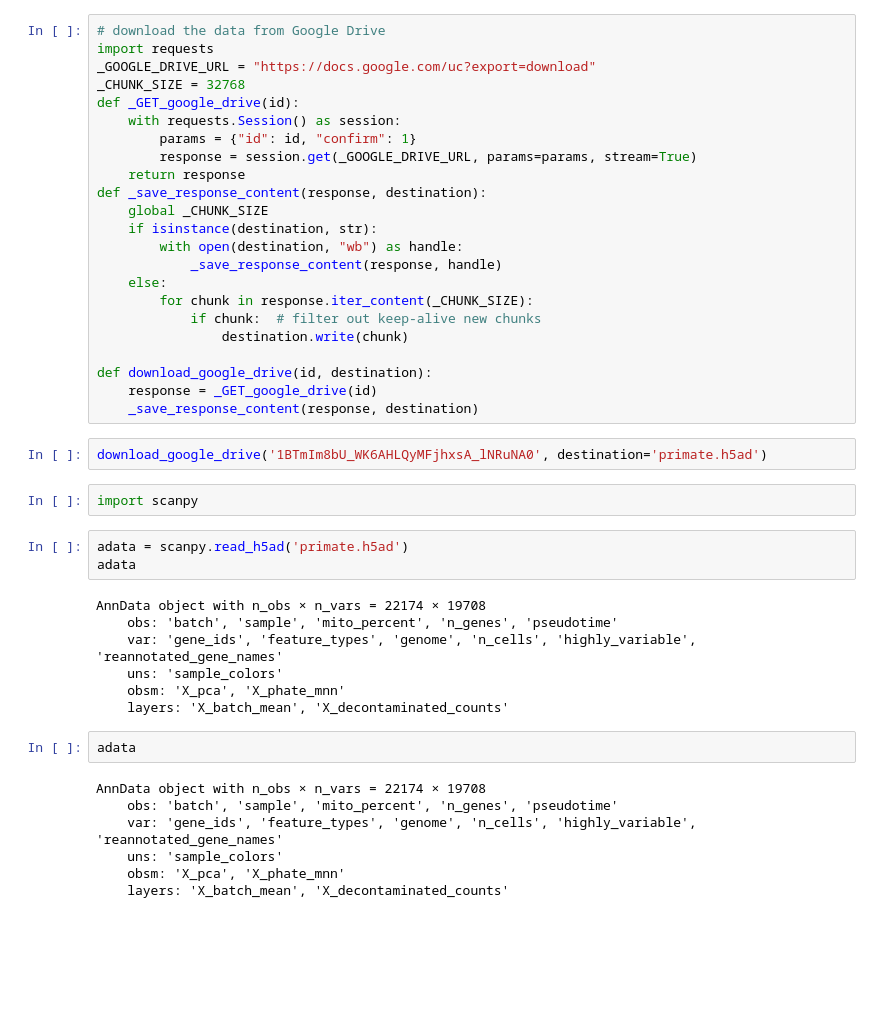
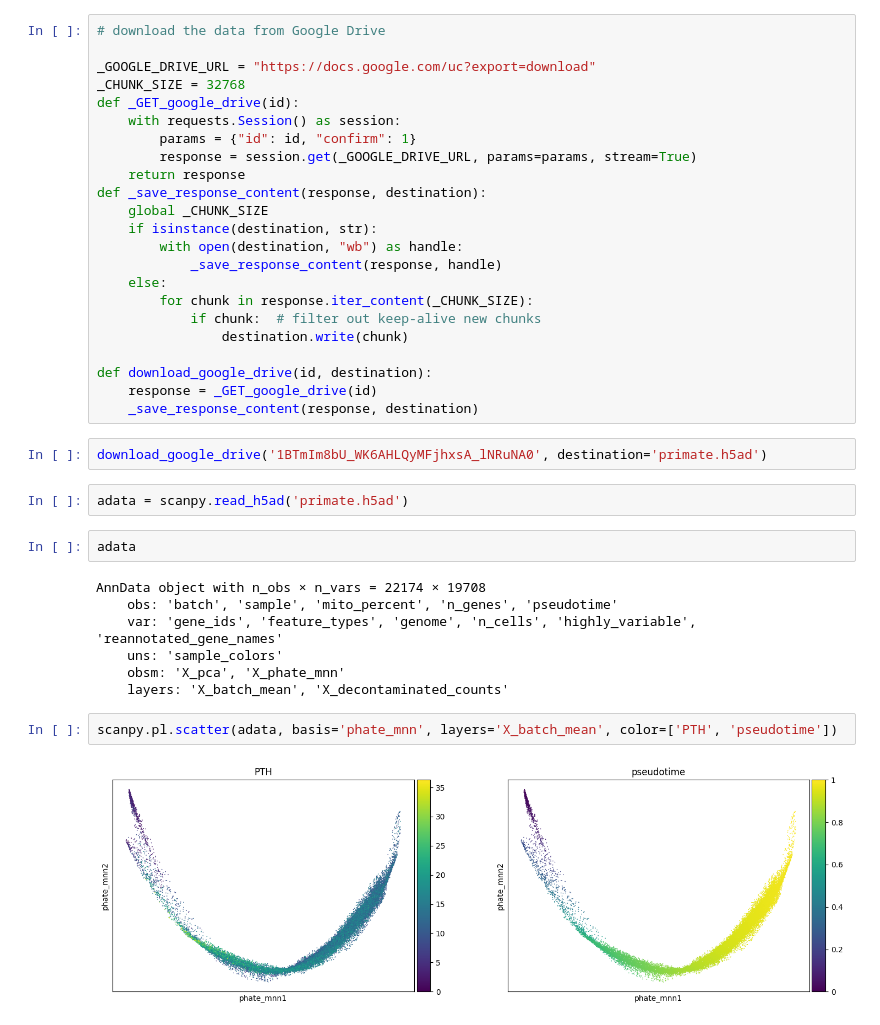
Before and after one commit to KrishnaswamyLab/single-cell-parathyroid-atlas, a Jupyter notebook: example_explore_data.ipynb, the cells around one changed output. Saved outputs shown, nothing was run; the diff lists cells and outputs as text; blank space fills up the shorter version.

```diff
--- a/example_explore_data.ipynb
+++ b/example_explore_data.ipynb
@@ -1,6 +4,6 @@
 # %%
 # download the data from Google Drive
-import requests
+
 _GOOGLE_DRIVE_URL = "https://docs.google.com/uc?export=download"
 _CHUNK_SIZE = 32768
 def _GET_google_drive(id):
@@ -23,10 +26,9 @@ def download_google_drive(id, destination):
     _save_response_content(response, destination)
 # %%
 download_google_drive('1BTmIm8bU_WK6AHLQyMFjhxsA_lNRuNA0', destination='primate.h5ad')
-# %%
-import scanpy
+# %%
+adata = scanpy.read_h5ad('primate.h5ad')
 # %%
-adata = scanpy.read_h5ad('primate.h5ad')
 adata
 # %% [output]
 AnnData object with n_obs × n_vars = 22174 × 19708
@@ -36,11 +38,6 @@ AnnData object with n_obs × n_vars = 22174 × 19708
     obsm: 'X_pca', 'X_phate_mnn'
     layers: 'X_batch_mean', 'X_decontaminated_counts'
 # %%
-adata
+scanpy.pl.scatter(adata, basis='phate_mnn', layers='X_batch_mean', color=['PTH', 'pseudotime'])
 # %% [output]
-AnnData object with n_obs × n_vars = 22174 × 19708
-    obs: 'batch', 'sample', 'mito_percent', 'n_genes', 'pseudotime'
-    var: 'gene_ids', 'feature_types', 'genome', 'n_cells', 'highly_variable', 'reannotated_gene_names'
-    uns: 'sample_colors'
-    obsm: 'X_pca', 'X_phate_mnn'
-    layers: 'X_batch_mean', 'X_decontaminated_counts'
+[figure, added]
```
Also changed, not shown: parts of 1 cell of this notebook.
